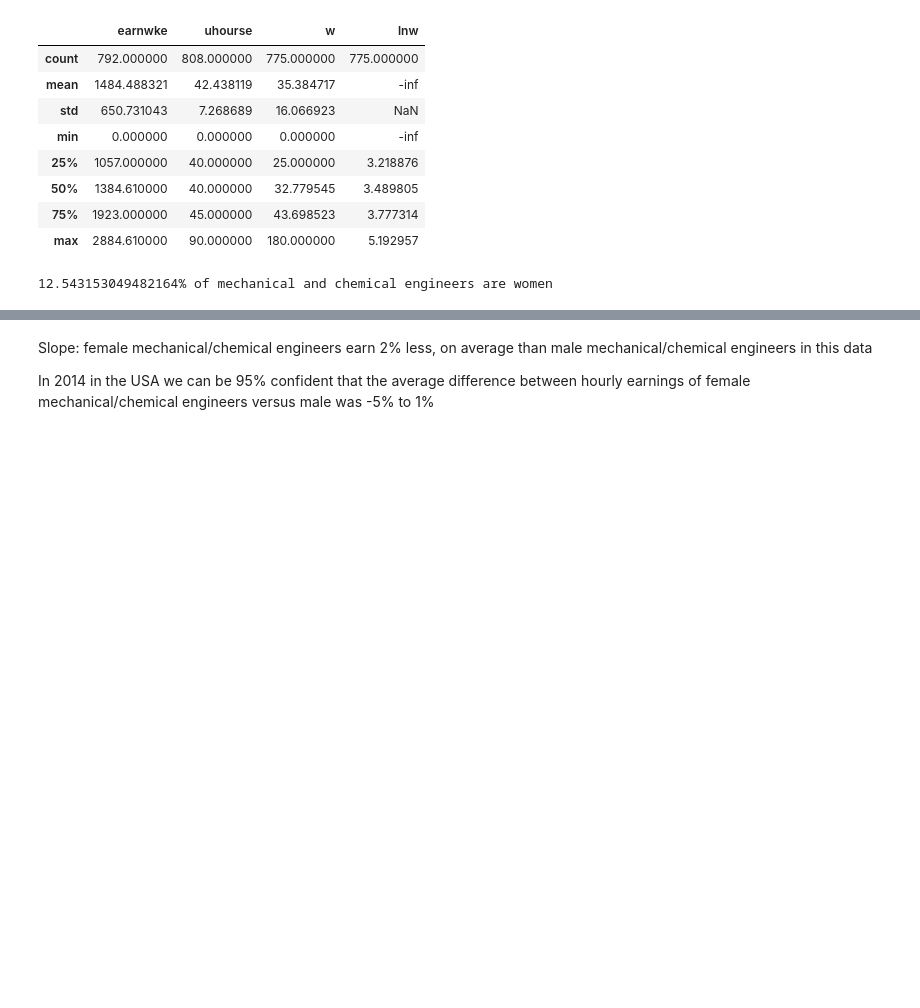
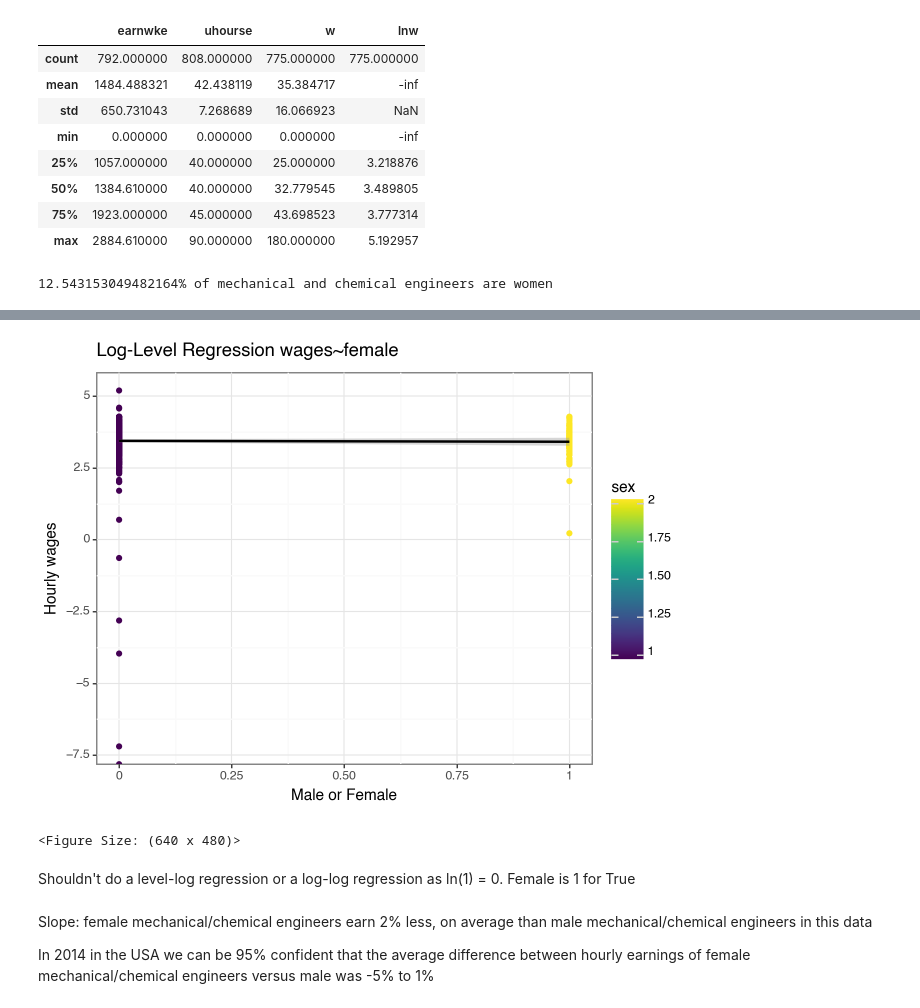
Before and after one commit to corinne167225/DataAnalysis2, a Jupyter notebook: Assignment1.ipynb, the cells around one changed output, grey strips where cells are left out. Cells and saved outputs as stored; diff of their text form; code cells hidden in the pictures; blank space fills up the shorter version.

```diff
--- a/Assignment1.ipynb
+++ b/Assignment1.ipynb
@@ -202,3 +211,11 @@ Notes:
+# %%
+ggplot(data)+ aes(x = 'female', y= 'lnw', color = 'sex')+theme_bw()+geom_point()+geom_smooth(method = 'lm')+\
+labs(title = 'Log-Level Regression wages~female', x = 'Male or Female', y = 'Hourly wages')
+# %% [output]
+[figure, added]
+<Figure Size: (640 x 480)>
+# %% [markdown]
+Shouldn't do a level-log regression or a log-log regression as ln(1) = 0. Female is 1 for True
 # %% [markdown]
 Slope: female mechanical/chemical engineers earn 2% less, on average than male mechanical/chemical engineers in this data
 
```
Also changed, not shown: parts of 7 cells of this notebook.
